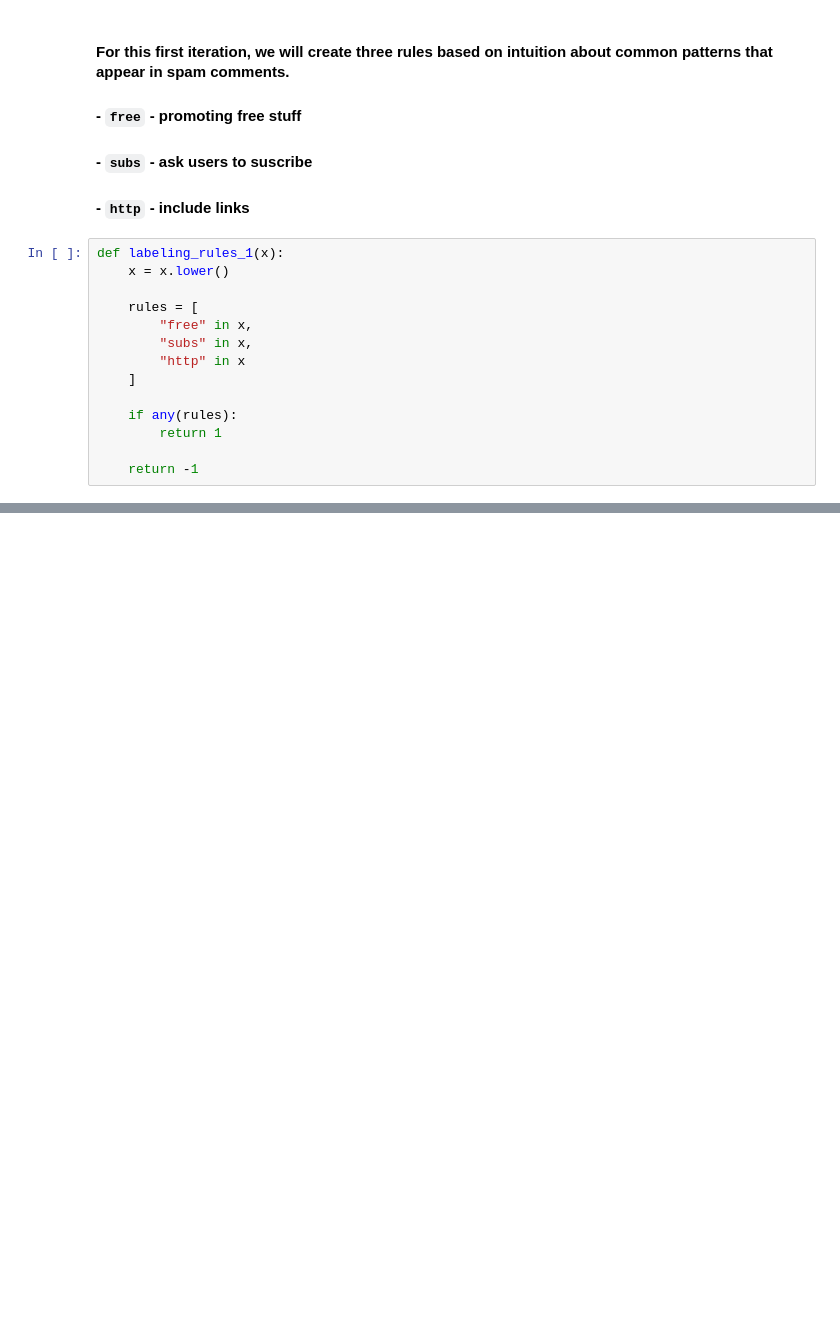
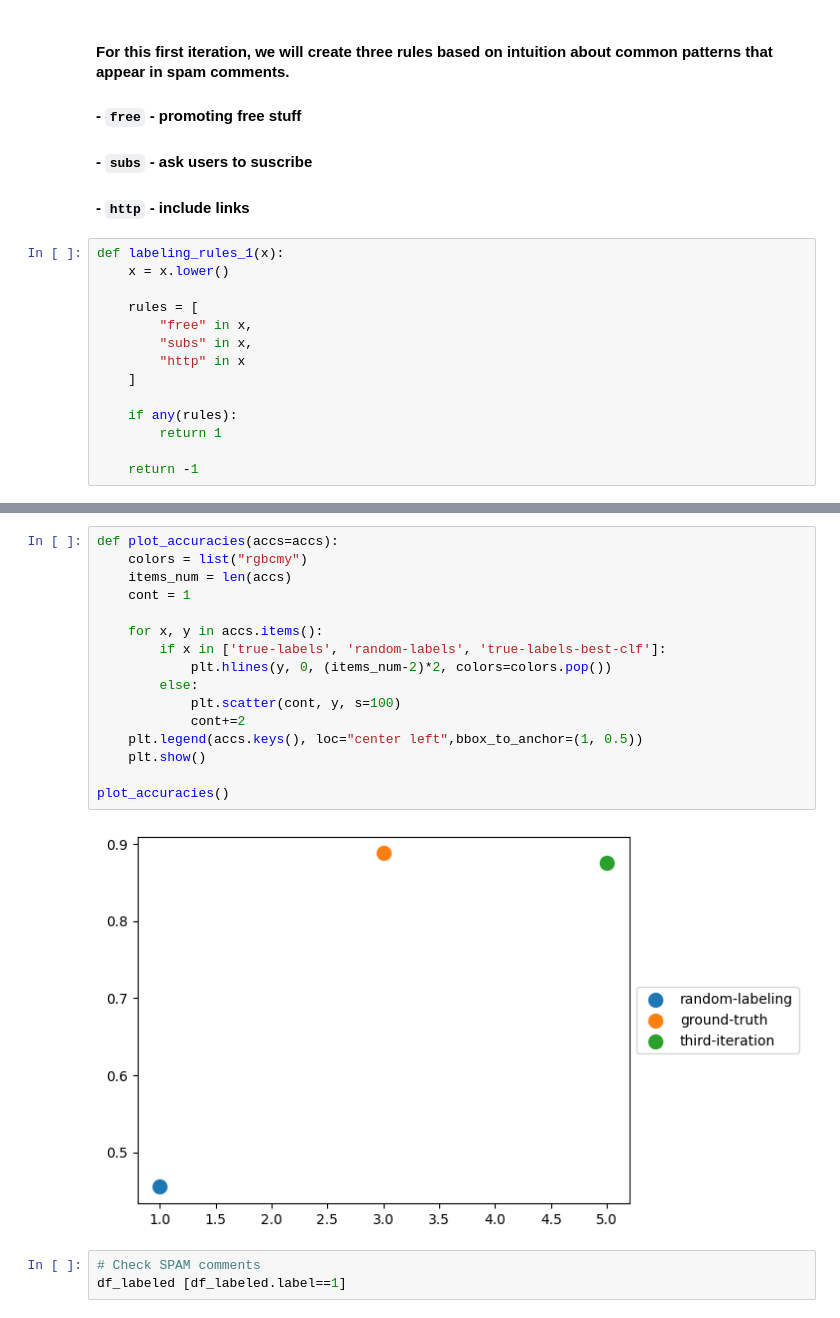
Before and after one commit to jaavilopezz8/spam-comment-classification, a Jupyter notebook: notebooks/data_labeling.ipynb, the cells around one changed output, grey strips where cells are left out. Saved outputs shown, nothing was run; the diff lists cells and outputs as text; blank space fills up the shorter version.

```diff
--- a/notebooks/data_labeling.ipynb
+++ b/notebooks/data_labeling.ipynb
@@ -211,0 +355,21 @@ array([ 1, -1, -1, ..., -1,  1, -1], shape=(1564,))
+# %%
+def plot_accuracies(accs=accs):
+    colors = list("rgbcmy")
+    items_num = len(accs)
+    cont = 1
+
+    for x, y in accs.items():
+        if x in ['true-labels', 'random-labels', 'true-labels-best-clf']:
+            plt.hlines(y, 0, (items_num-2)*2, colors=colors.pop())
+        else:
+            plt.scatter(cont, y, s=100)
+            cont+=2
+    plt.legend(accs.keys(), loc="center left",bbox_to_anchor=(1, 0.5))
+    plt.show()
+
+plot_accuracies()
+# %% [output]
+[figure, added]
+# %%
+# Check SPAM comments
+df_labeled [df_labeled.label==1]
```
Also changed, not shown: parts of 23 cells of this notebook.
